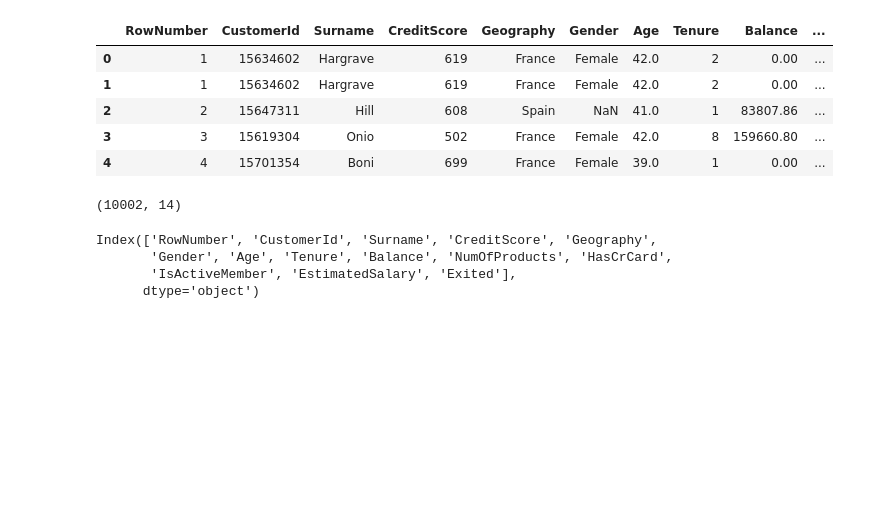
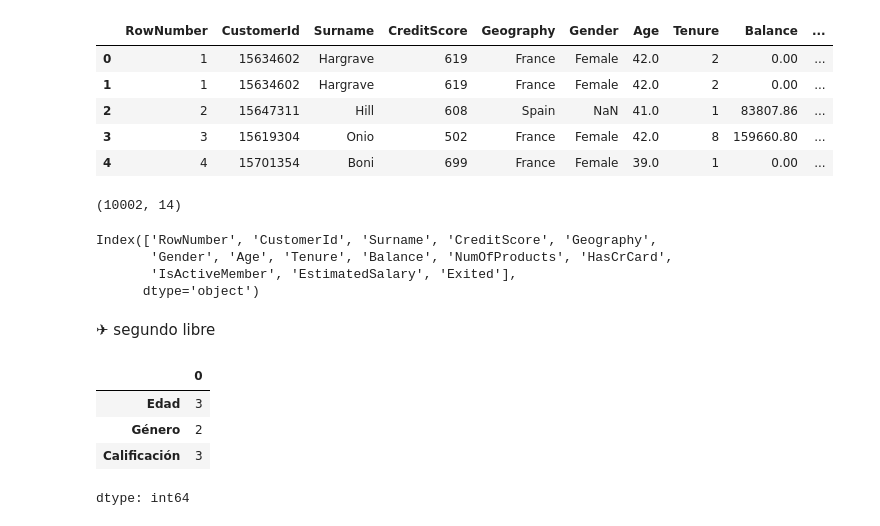
Before and after one commit to DAVIDCHIAC/apuntes_IA, a Jupyter notebook: Untitled9.ipynb, the cells around one changed output. Cells and saved outputs as stored; diff of their text form; code cells hidden in the pictures; blank space fills up the shorter version.

```diff
--- a/Untitled9.ipynb
+++ b/Untitled9.ipynb
@@ -398,3 +398,5 @@ Index(['RowNumber', 'CustomerId', 'Surname', 'CreditScore', 'Geography',
        'Gender', 'Age', 'Tenure', 'Balance', 'NumOfProducts', 'HasCrCard',
        'IsActiveMember', 'EstimatedSalary', 'Exited'],
       dtype='object')
+# %% [markdown]
+✈ segundo libre
@@ -400,0 +409,23 @@ Index(['RowNumber', 'CustomerId', 'Surname', 'CreditScore', 'Geography',
+# %%
+import pandas as pd
+import numpy as np
+import seaborn as sns
+import matplotlib.pyplot as plt
+
+# Crear un dataset simulado
+data = {
+    "Edad": [23, np.nan, 21, np.nan, 25, 19, 18, 20, np.nan, 22],
+    "Género": ["F", "M", np.nan, "M", "F", "F", "M", np.nan, "F", "M"],
+    "Calificación": [85, np.nan, 78, 88, np.nan, 92, 75, 80, np.nan, 77],
+}
+df = pd.DataFrame(data)
+
+
+# Metodo para ver la sumatoria de nulos en el dataframe
+df.isnull().sum()
+# %% [output]
+|  | 0 |
+| Edad | 3 |
+| Género | 2 |
+| Calificación | 3 |
+dtype: int64
```
Also changed, not shown: parts of 16 cells of this notebook.
